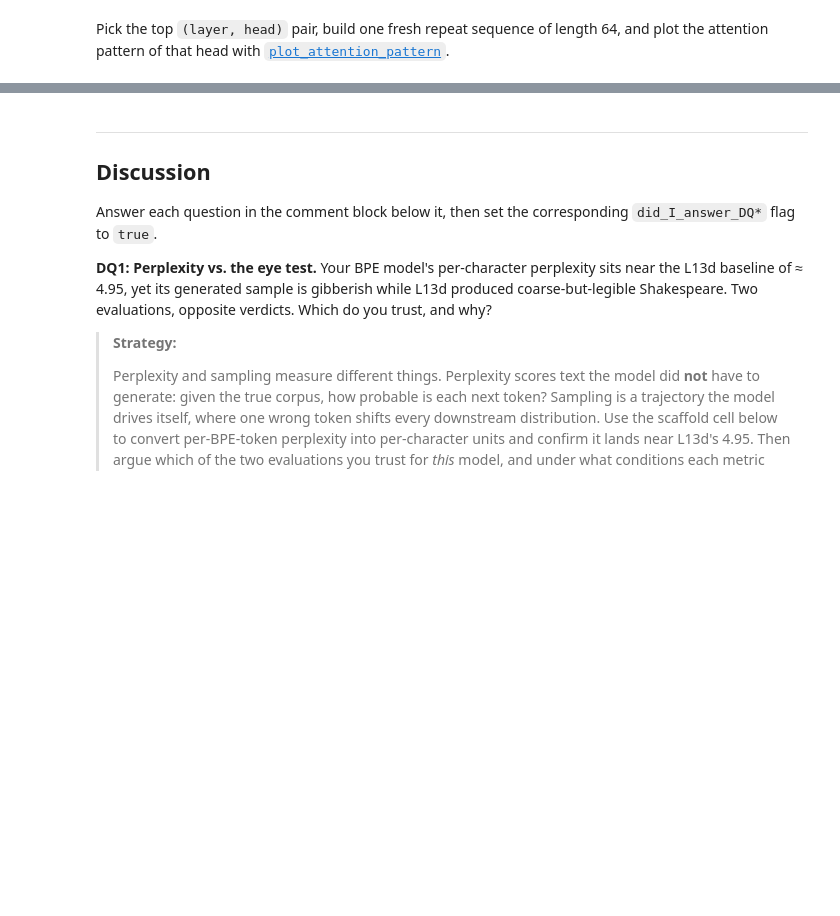
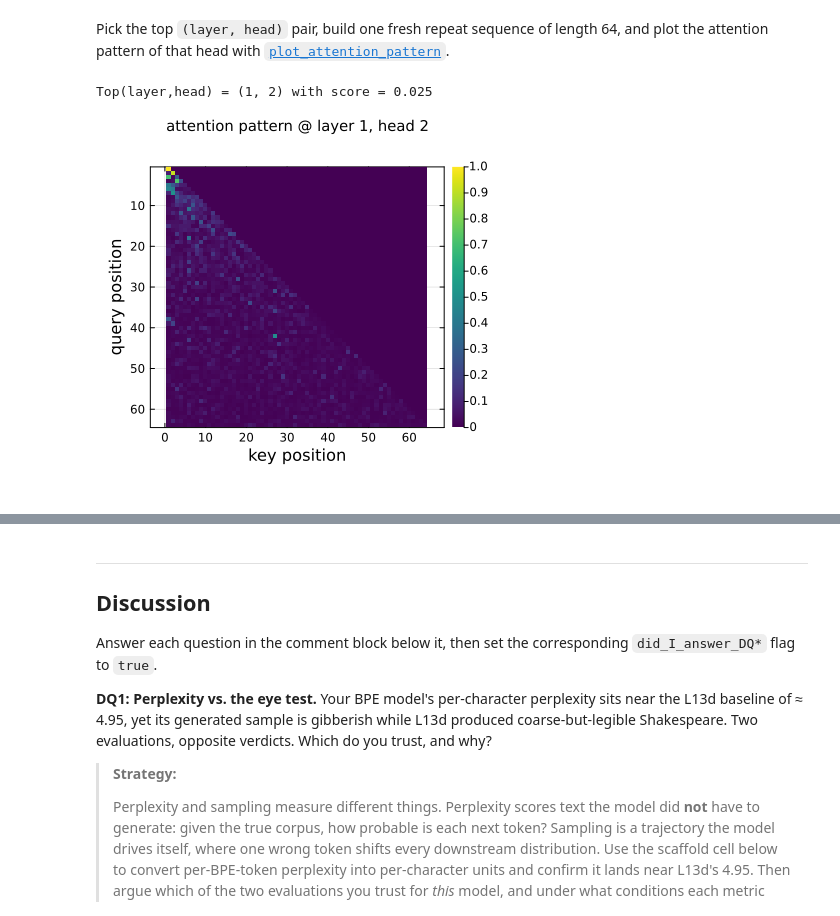
Before and after one commit to CHEME-5820-Spring-2026/ps6-5820-s26-athishan3277, a Jupyter notebook: PS6-CHEME-5820-Student-Transformers-S2026.ipynb, the cells around one changed output, grey strips where cells are left out. Cells and saved outputs as stored; diff of their text form; code cells hidden in the pictures; blank space fills up the shorter version.

```diff
--- a/PS6-CHEME-5820-Student-Transformers-S2026.ipynb
+++ b/PS6-CHEME-5820-Student-Transformers-S2026.ipynb
@@ -180,13 +180,12 @@ enc_gpt2, shakespeare_ids, n_chars, ts_train_ids, ts_val_ids = let
     ts_train = ts_ids[1:split_at]
     ts_val   = ts_ids[split_at+1:end]
 
-    if !ismissing(shk_ids)
-        @printf("Shakespeare: %d characters, %d BPE tokens (%.2f chars/token)\n",
-                shk_n, length(shk_ids), shk_n / length(shk_ids))
-        @printf("TinyStories: %d train tokens, %d val tokens\n",
-                length(ts_train), length(ts_val))
-        @printf("GPT-2 vocabulary size: %d\n", vocab_size(enc))
-    end
+
+    @printf("Shakespeare: %d characters, %d BPE tokens (%.2f chars/token)\n",
+            shk_n, length(shk_ids), shk_n / length(shk_ids))
+    @printf("TinyStories: %d train tokens, %d val tokens\n",
+            length(ts_train), length(ts_val))
+    @printf("GPT-2 vocabulary size: %d\n", vocab_size(enc))
     (enc, shk_ids, shk_n, ts_train, ts_val)
 end;
 # %% [output]
@@ -411,18 +410,16 @@ ref_model, tiny_sample, ref_sample = let
     #    these hyperparameters match the ones used by scripts/train_reference.jl.
     # 2. load_checkpoint(ref_ckpt, ref)
     # 3. generate 150 tokens from each model with temperature = 0.8 and top_k = 40
-    ref    = NanoGPT(vocab_size(enc_gpt2),256,4,4,256; d_ff = 1024)
+    ref    = NanoGPT(vocab_size(enc_gpt2), 256, 4, 4, 256; d_ff = 1024)
     s_tiny = generate_text(tiny_model, enc_gpt2, "Once upon a time", 150;
-                            temperature=0.8,top_k=40)
+                            temperature=0.8, top_k=40)
     s_ref  = generate_text(ref,enc_gpt2,"Once upon a time", 150;
-                            temperature=0.8,top_k=40)
+                            temperature=0.8, top_k=40)
 
-    if !ismissing(s_tiny)
-        println("=== tiny model sample ($(n_parameters(tiny_model)) params) ===")
-        println(s_tiny)
-        println()
-        println("=== reference model sample ($(n_parameters(ref)) params) ===")
-        println(s_ref)
-    end
+    println("=== tiny model sample ($(n_parameters(tiny_model)) params) ===")
+    println(s_tiny)
+    println()
+    println("=== reference model sample ($(n_parameters(ref)) params) ===")
+    println(s_ref)
     (ref, s_tiny, s_ref)
 end;
@@ -465,9 +470,9 @@ induction_scores = let
 
     println("induction score matrix (rows = layers, cols = heads):")
     pretty_table(scores; backend = :text,
+                table_format = TextTableFormat(borders=text_table_borders__compact),
                 column_labels = ["h$(h)" for h in 1:size(scores, 2)],
                 row_labels = ["L$(l)" for l in 1:size(scores, 1)])
-
     scores
 end;
 # %% [output]
@@ -485,15 +498,24 @@ Pick the top `(layer, head)` pair, build one fresh repeat sequence of length 64,
 # %%
 # Visualize one head's attention matrix on a synthetic repeat sequence.
 # An induction head shows an off-diagonal stripe: query position 32+i attends
 # to key position i+1, a line parallel to the main diagonal shifted left by 31.
 let
     # YOUR CODE HERE: pick top (layer, head) via argmax(induction_scores), build a
     # 64-token repeat sequence, collect attention weights, then plot_attention_pattern.
     top_1,top_h = Tuple(argmax(induction_scores))
     @printf("Top(layer,head) = (%d, %d) with score = %.3f\n",
             top_1,top_h,induction_scores[top_1,top_h])
-    plot()
+
+    tokens=rand(1:vocab_size(enc_gpt2),32)
+    X=reshape(vcat(tokens,tokens),64,1)
+    ws=collect_attention_weights(ref_model,X)
+
+    plot_attention_pattern(ws[top_1],top_h;
+        title = "attention pattern @ layer $(top_1), head $(top_h)")
 end
+# %% [output]
+Top(layer,head) = (1, 2) with score = 0.025
+[figure, added]
 # %%
 # ── Autograder: Task 3 ──────────────────────────────────────────────────────
 let
```
Also changed, not shown: parts of 12 cells of this notebook, 1 other file.
